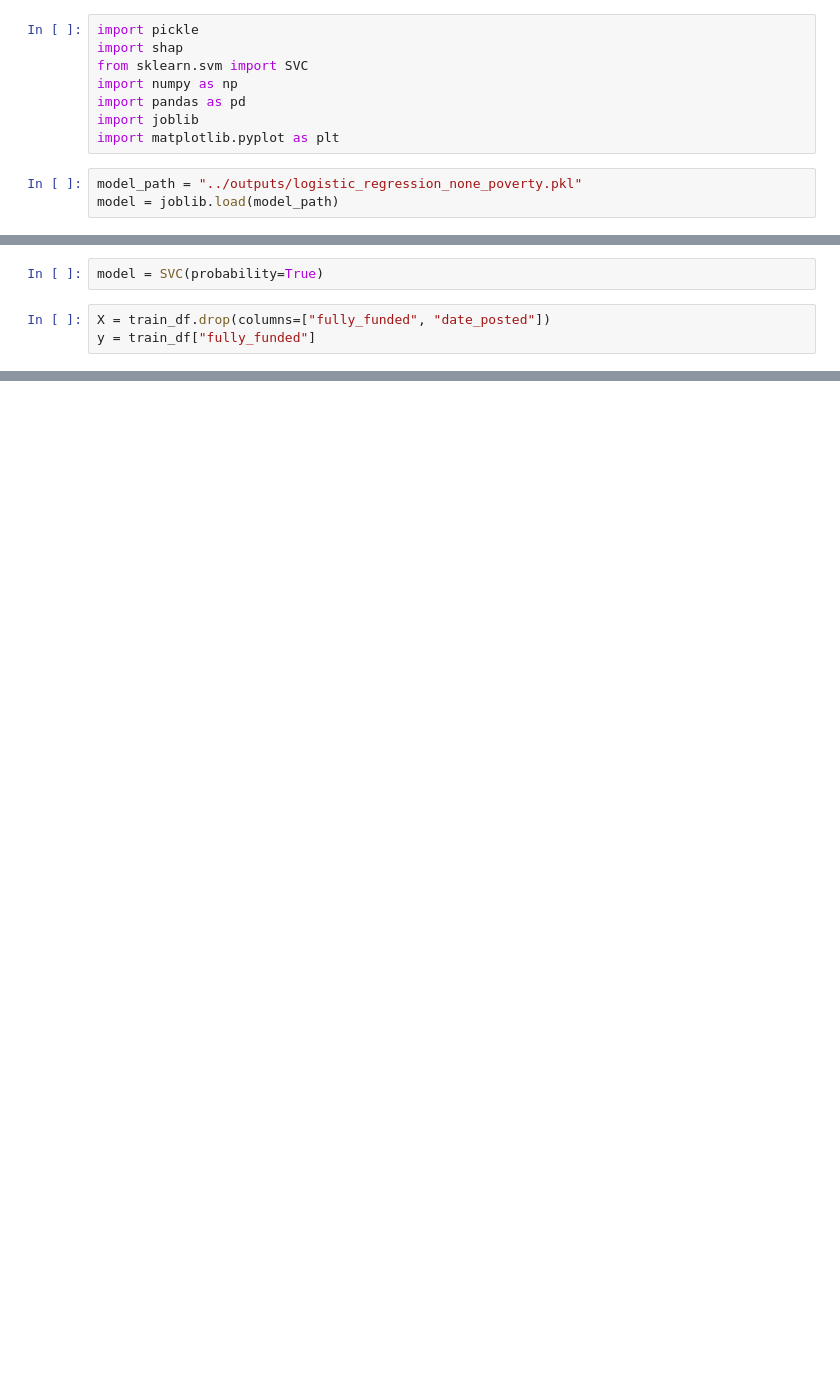
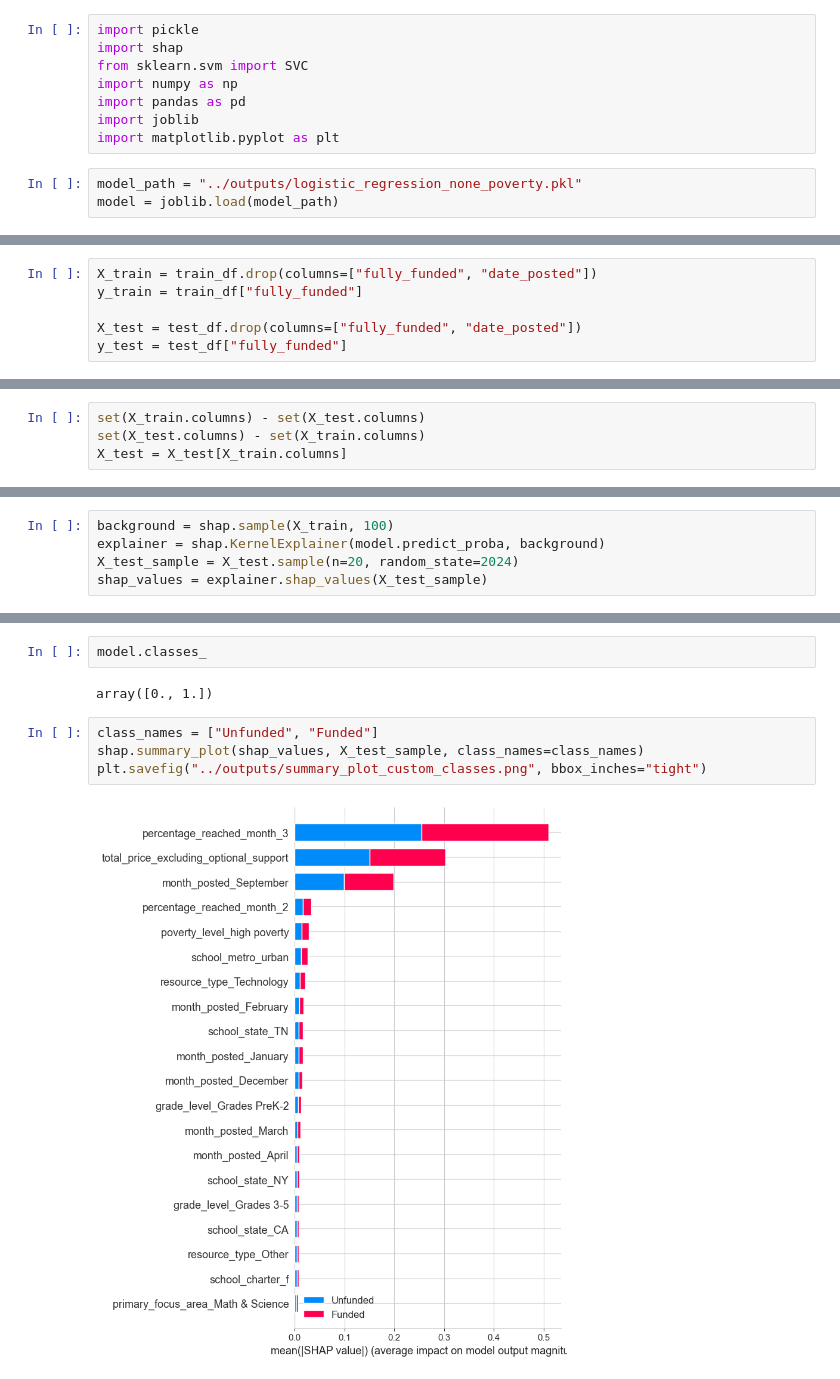
Before and after one commit to luciafang/94889-DonorsChoose, a Jupyter notebook: project/notebooks/SHAP_lr_high.ipynb, the cells around one changed output, grey strips where cells are left out. Drawn from its saved outputs; the diff is of its cells as text; blank space fills up the shorter version.

```diff
--- a/project/notebooks/SHAP_lr_high.ipynb
+++ b/project/notebooks/SHAP_lr_high.ipynb
@@ -15,5 +17,6 @@ train_df = pd.read_csv(train_path)
-# %%
-model = SVC(probability=True)
 # %%
-X = train_df.drop(columns=["fully_funded", "date_posted"])
-y = train_df["fully_funded"]
+X_train = train_df.drop(columns=["fully_funded", "date_posted"])
+y_train = train_df["fully_funded"]
+
+X_test = test_df.drop(columns=["fully_funded", "date_posted"])
+y_test = test_df["fully_funded"]
@@ -62,0 +27,4 @@ shap.save_html("force_plot.html", force_plot)
+# %%
+set(X_train.columns) - set(X_test.columns)
+set(X_test.columns) - set(X_train.columns)
+X_test = X_test[X_train.columns]
@@ -62,0 +35,5 @@ shap.save_html("force_plot.html", force_plot)
+# %%
+background = shap.sample(X_train, 100)
+explainer = shap.KernelExplainer(model.predict_proba, background)
+X_test_sample = X_test.sample(n=20, random_state=2024)
+shap_values = explainer.shap_values(X_test_sample)
@@ -62,0 +60,10 @@ shap.save_html("force_plot.html", force_plot)
+# %%
+model.classes_
+# %% [output]
+array([0., 1.])
+# %%
+class_names = ["Unfunded", "Funded"]
+shap.summary_plot(shap_values, X_test_sample, class_names=class_names)
+plt.savefig("../outputs/summary_plot_custom_classes.png", bbox_inches="tight")
+# %% [output]
+[figure, added]
```
Also changed, not shown: parts of 14 cells of this notebook.
